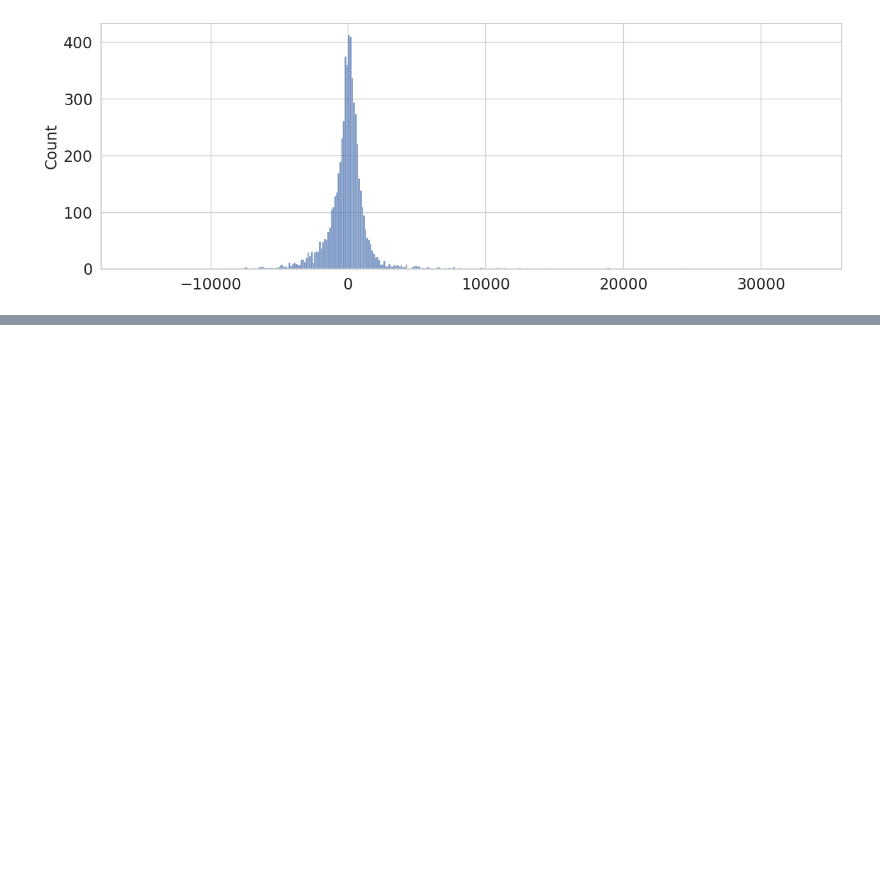
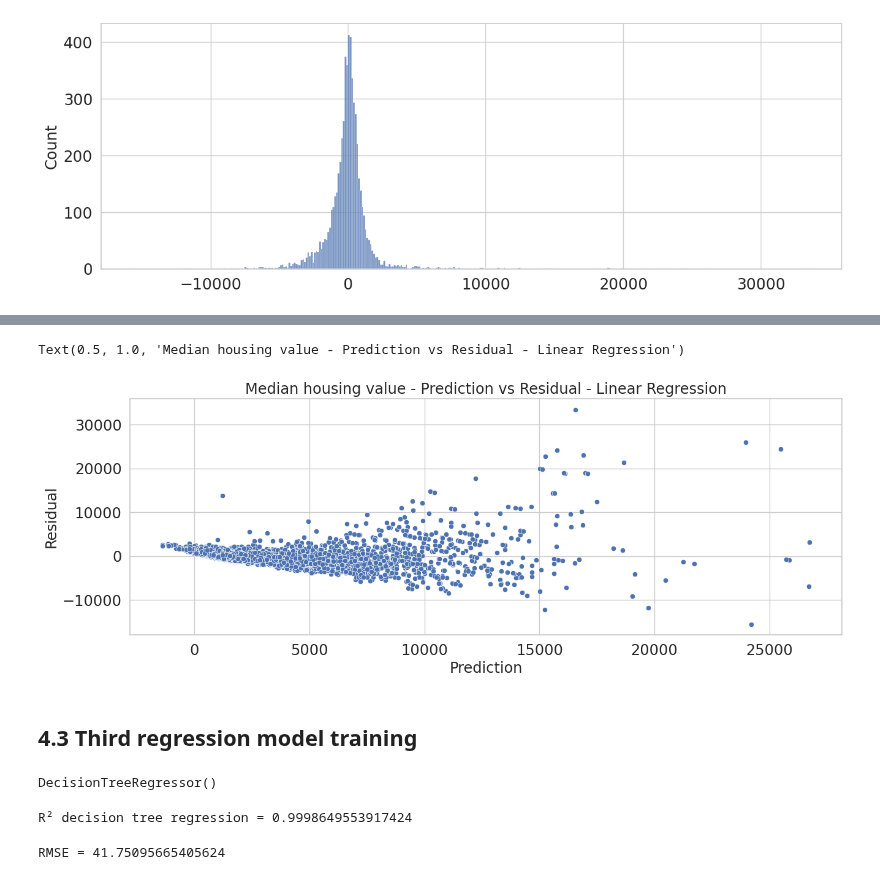
Before and after one commit to HWatanuki/Trabalho_D2APR, a Jupyter notebook: saopaulo-housing.ipynb, the cells around one changed output, grey strips where cells are left out. Saved outputs shown, nothing was run; the diff lists cells and outputs as text; code cells hidden in the pictures; blank space fills up the shorter version.

```diff
--- a/saopaulo-housing.ipynb
+++ b/saopaulo-housing.ipynb
@@ -663,0 +819,19 @@ sns.histplot(residual)
+# %%
+residual_lin_reg = y_train - y_train_pred_lin_reg
+
+sns.scatterplot(x=y_train_pred_lin_reg, y=residual_lin_reg)
+plt.xlabel('Prediction')
+plt.ylabel('Residual')
+plt.title('Median housing value - Prediction vs Residual - Linear Regression')
+# %% [output]
+Text(0.5, 1.0, 'Median housing value - Prediction vs Residual - Linear Regression')
+[figure, added]
+# %% [markdown]
+## 4.3 Third regression model training
+# %%
+from sklearn.tree import DecisionTreeRegressor
+
+tree_reg = DecisionTreeRegressor()  # default hyperparameters
+tree_reg.fit(X_train, y_train)
+# %% [output]
+DecisionTreeRegressor()
@@ -663,0 +840,14 @@ sns.histplot(residual)
+# %%
+from sklearn.metrics import r2_score
+
+tree_reg_r2 = r2_score(y_train, y_train_pred_tree_reg)
+print(f'R² decision tree regression = {tree_reg_r2}')
+# %% [output]
+R² decision tree regression = 0.9998649553917424
+# %%
+from sklearn.metrics import mean_squared_error
+
+tree_reg_rmse = mean_squared_error(y_train, y_train_pred_tree_reg, squared=False)
+print(f'RMSE = {tree_reg_rmse}')
+# %% [output]
+RMSE = 41.75095665405624
```
Also changed, not shown: parts of 29 cells of this notebook.
